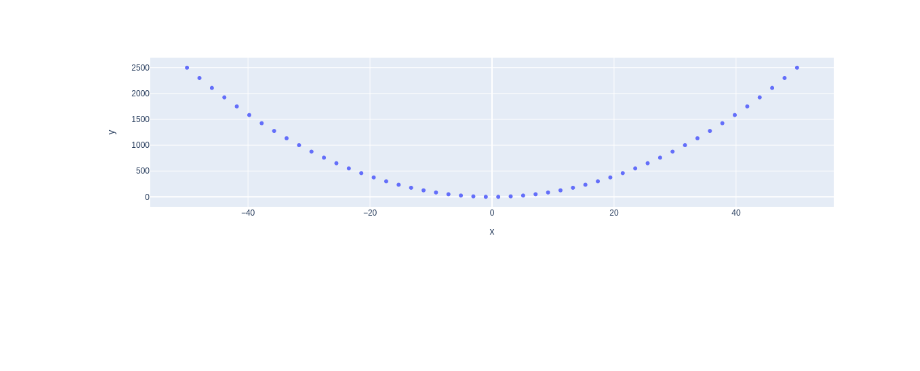
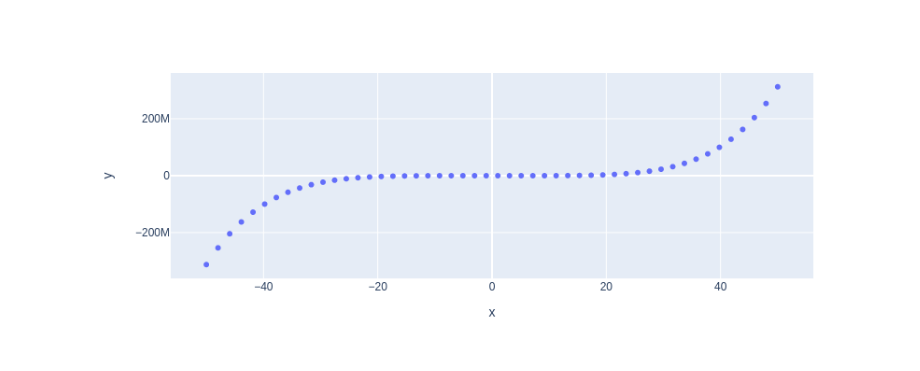
Before and after one commit to hezhenggang/my-notebooks-repo, a Jupyter notebook: experiment1.ipynb, the cells around one changed output. Drawn from its saved outputs; the diff is of its cells as text; code cells hidden in the pictures; blank space fills up the shorter version.

```diff
--- a/experiment1.ipynb
+++ b/experiment1.ipynb
@@ -4,7 +4,7 @@ import plotly.express as px
 
 # x-axis data points
 x = np.linspace(start=-50, stop=50)
-y = x ** 2
+y = x ** 5
 flg = px.scatter(x=x, y=y)
 flg.show()
 # %% [output]
@@ -12 +11 @@ flg.show()
-[figure, old version]
+[figure, new version]
```
Also changed, not shown: parts of 1 cell of this notebook.
